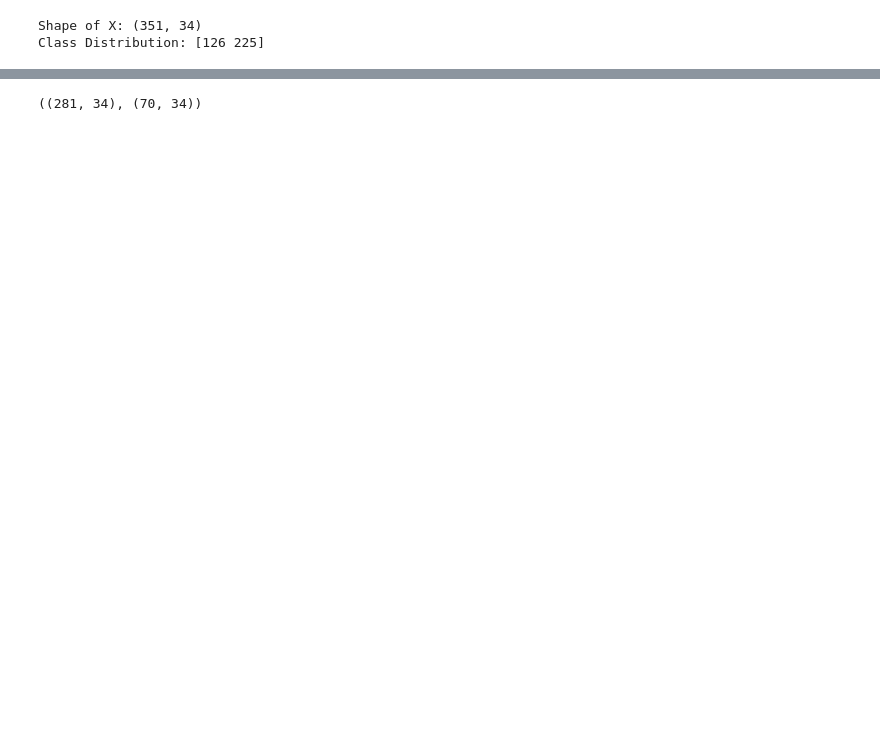
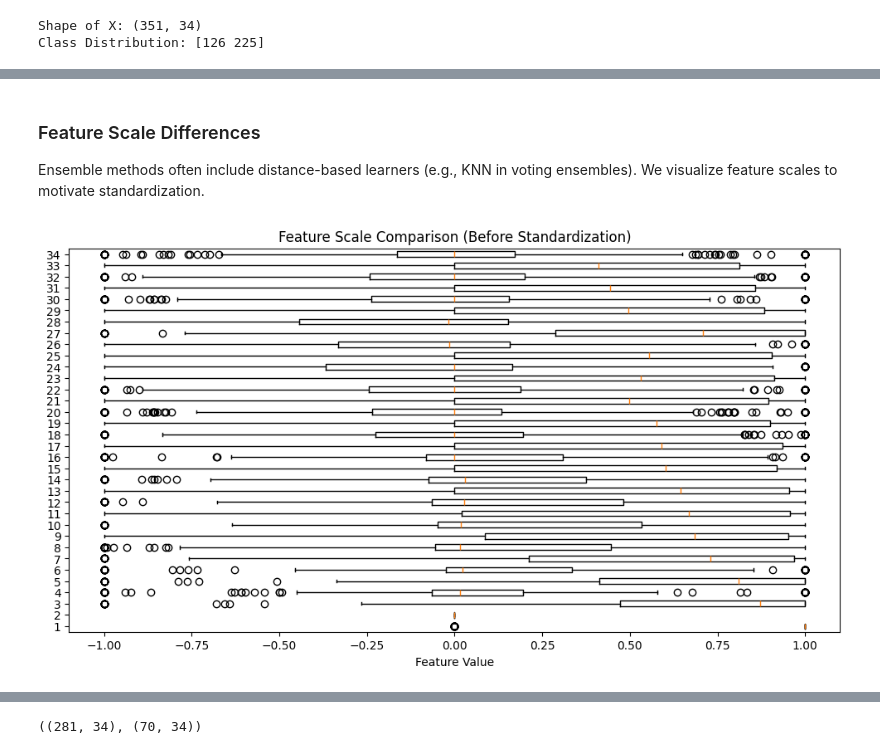
Before and after one commit to gwenfitz/fitzsimmons-cmor-438, a Jupyter notebook: notebooks/supervised_learning/Ensemble Methods/ensemble_methods_example.ipynb, the cells around one changed output, grey strips where cells are left out. Drawn from its saved outputs; the diff is of its cells as text; code cells hidden in the pictures; blank space fills up the shorter version.

Commit message:
Updated final ensemble methods example

```diff
--- a/notebooks/supervised_learning/Ensemble Methods/ensemble_methods_example.ipynb
+++ b/notebooks/supervised_learning/Ensemble Methods/ensemble_methods_example.ipynb
@@ -92,0 +113,12 @@ Class Distribution: [126 225]
+# %%
+# Dataset structure
+df.info()
+
+# Class distribution (last column)
+df.iloc[:, -1].value_counts()
+
+# Encode labels: g → 1, b → 0
+df.iloc[:, -1] = (df.iloc[:, -1] == "g").astype(int)
+
+# Confirm encoding
+df.iloc[:, -1].value_counts()
@@ -92,0 +161,18 @@ Class Distribution: [126 225]
+# %% [markdown]
+### Feature Scale Differences
+
+Ensemble methods often include distance-based learners (e.g., KNN in voting ensembles).
+We visualize feature scales to motivate standardization.
+# %%
+# Separate features and target using positional indexing
+X = df.iloc[:, :-1]
+y = df.iloc[:, -1].values
+
+# Boxplot of feature scales
+plt.figure(figsize=(12, 6))
+plt.boxplot(X.values, vert=False)
+plt.title("Feature Scale Comparison (Before Standardization)")
+plt.xlabel("Feature Value")
+plt.show()
+# %% [output]
+[figure, added]
```
Also changed, not shown: parts of 21 cells of this notebook.
